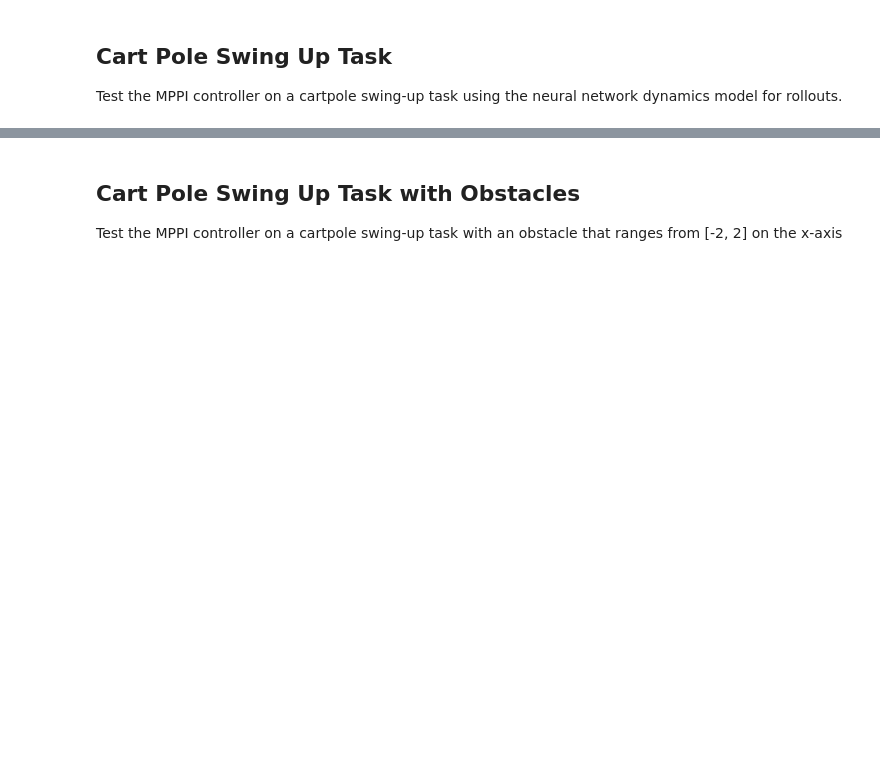
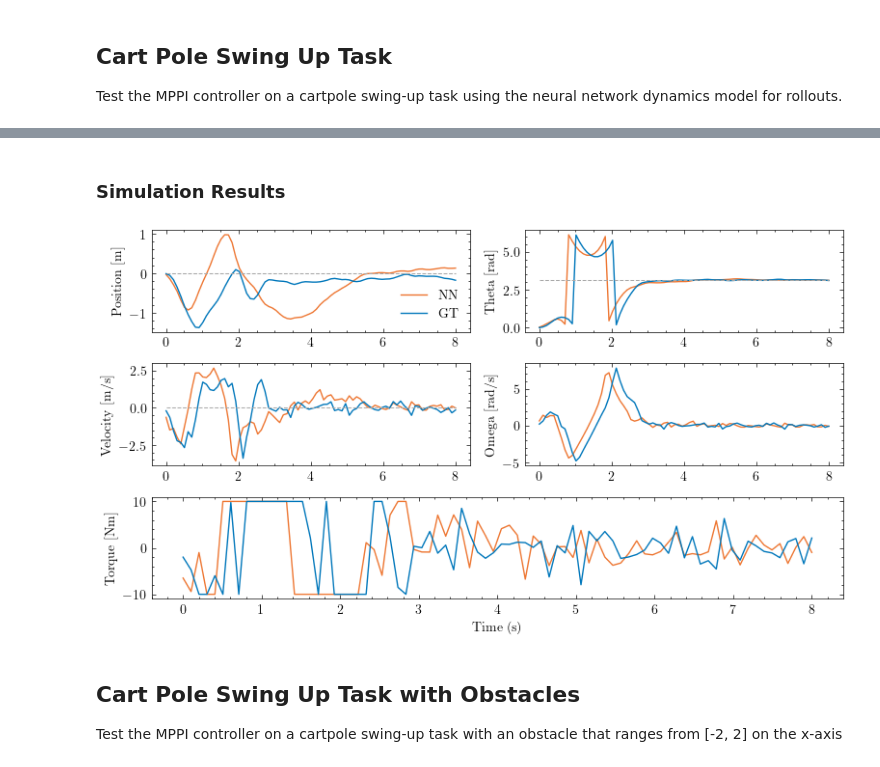
Before and after one commit to micahreich/mppi-neural-dynamics, a Jupyter notebook: control/MPPI_NNPlayground.ipynb, the cells around one changed output, grey strips where cells are left out. Cells and saved outputs as stored; diff of their text form; code cells hidden in the pictures; blank space fills up the shorter version.

```diff
--- a/control/MPPI_NNPlayground.ipynb
+++ b/control/MPPI_NNPlayground.ipynb
@@ -463,3 +447,11 @@ def cartpole_initial_state_str(initial_state):
 # %%
-states, controls, time = run_simulation(ds=cartpole_env, controller=cartpole_controller, simulation_length=10,
-                                 initial_state=np.array([0, 0, 0, 0]))
+INITIAL_STATE = np.array([0.0, 0.0, np.radians(0.0), 0.0])
+SIMULATION_LENGTH = 8
+
+nn_cartpole_env = Simulator(cartpole, controller=nn_cartpole_controller)
+nn_states, nn_controls, time = nn_cartpole_env.run(simulation_length=SIMULATION_LENGTH, initial_state=INITIAL_STATE,
+                                                   controlled=True)
+
+gt_cartpole_env = Simulator(cartpole, controller=gt_cartpole_controller)
+gt_states, gt_controls, time = gt_cartpole_env.run(simulation_length=SIMULATION_LENGTH, initial_state=INITIAL_STATE,
+                                                   controlled=True)
@@ -466,24 +461,45 @@ states, controls, time = run_simulation(ds=cartpole_env, controller=cartpole_con
+# %% [markdown]
+### Simulation Results
 # %%
 # Plot the results
-fig, axd = plt.subplot_mosaic([['ul', 'ur'],
-                               ['ll', 'lr']], figsize=(9, 4), layout="constrained")
+fig, axd = plt.subplot_mosaic([['pos', 'theta'],
+                               ['vel', 'omega'],
+                               ['tau', 'tau']], figsize=(8, 4.5), layout="constrained")
 
-fig.suptitle("Cart-Pole Swing Up Response (NN)")
+axd['pos'].plot(time, nn_states[:, 0], linewidth=1, label="NN")
+axd['pos'].plot(time, gt_states[:, 0], linewidth=1, label="GT")
+axd['pos'].plot(time, [DESIRED_CARTPOS]*len(time),
+                ls="--", linewidth=0.75, color="darkgrey")
+axd['pos'].set(ylabel="Position [m]")
+axd['pos'].legend(loc="lower right")
 
-axd["ul"].plot(time, states[:, 0])
-axd["ul"].set(xlabel="Time (s)", ylabel="Position [m]")
+axd['vel'].plot(time, nn_states[:, 1], linewidth=1, label="NN")
+axd['vel'].plot(time, gt_states[:, 1], linewidth=1, label="GT")
+axd['vel'].plot(time, [DESIRED_CARTVEL]*len(time),
+                ls="--", linewidth=0.75, color="darkgrey")
+axd['vel'].set(ylabel="Velocity [m/s]")
 
-axd["ll"].plot(time, states[:, 1])
-axd["ll"].set(xlabel="Time (s)", ylabel="Velocity [m/s]")
+axd['theta'].plot(time, nn_states[:, 2], linewidth=1, label="NN")
+axd['theta'].plot(time, gt_states[:, 2], linewidth=1)
+axd['theta'].plot(time, [DESIRED_THETA]*len(time),
+                  ls="--", linewidth=0.75, color="darkgrey")
+axd['theta'].set(ylabel="Theta [rad]")
 
-axd["ur"].plot(time, states[:, 2])
-axd["ur"].set(xlabel="Time (s)", ylabel="Angle [m]")
+axd['omega'].plot(time, nn_states[:, 3], linewidth=1, label="NN")
+axd['omega'].plot(time, gt_states[:, 3], linewidth=1)
+axd['omega'].set(ylabel="Omega [rad/s]")
 
-axd["lr"].plot(time, states[:, 3])
-axd["lr"].set(xlabel="Time (s)", ylabel="Angular Velocity [m/s]")
 
+axd['tau'].plot(time, nn_controls[:, 0], linewidth=1, label="NN")
+axd['tau'].plot(time, gt_controls[:, 0], linewidth=1)
+axd['tau'].set(ylabel="Torque [Nm]")
+
+plt.xlabel("Time (s)")
 plt.tight_layout()
-fig.savefig("figs/cartpole_swingup_nn.png")
+
+fig.savefig("figs/gt_vs_nn_cartpole_swingup.png")
+# %% [output]
+[figure, added]
 # %% [markdown]
 ## Cart Pole Swing Up Task with Obstacles
 Test the MPPI controller on a cartpole swing-up task with an obstacle that ranges from [-2, 2] on the x-axis
```
Also changed, not shown: parts of 22 cells of this notebook, 25 other files.
